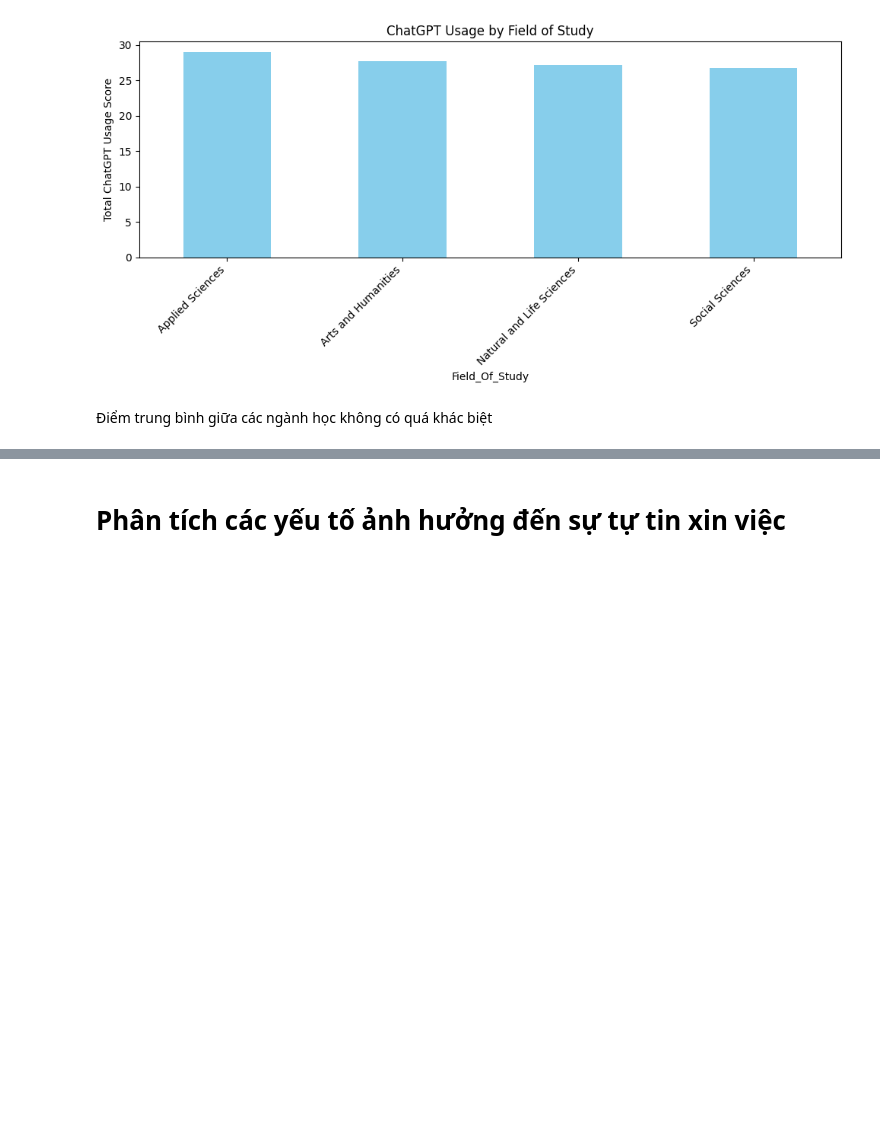
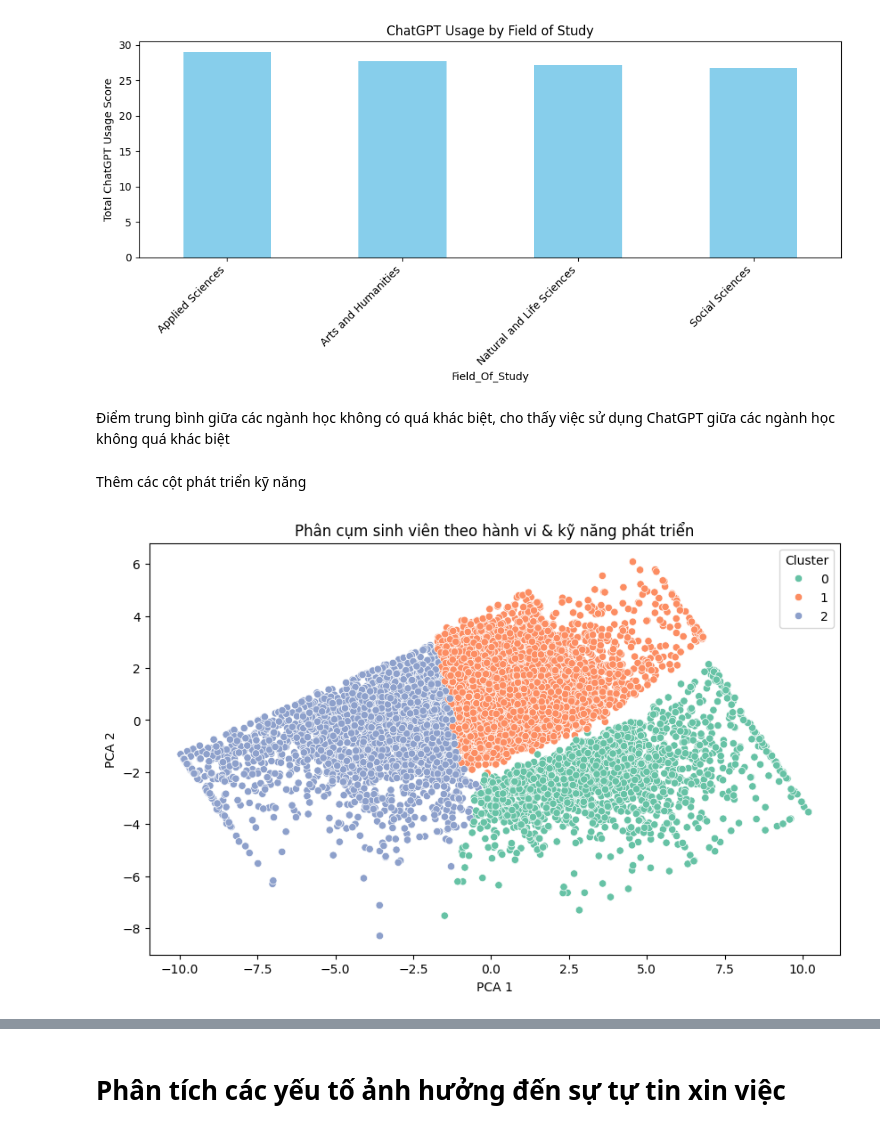
Before and after one commit to mnguyt25/quan-ly-thu-vien, a Jupyter notebook: Bai 50/project50.ipynb, the cells around one changed output, grey strips where cells are left out. Saved outputs shown, nothing was run; the diff lists cells and outputs as text; code cells hidden in the pictures; blank space fills up the shorter version.

Commit message:
Cập nhật phân cụm

```diff
--- a/Bai 50/project50.ipynb
+++ b/Bai 50/project50.ipynb
@@ -10187,4 +10187,6 @@ plt.show()
 # %% [output]
 [figure]
 # %% [markdown]
-Điểm trung bình giữa các ngành học không có quá khác biệt
+Điểm trung bình giữa các ngành học không có quá khác biệt, cho thấy việc sử dụng ChatGPT giữa các ngành học không quá khác biệt
+# %% [markdown]
+Thêm các cột phát triển kỹ năng
@@ -10190,0 +10207,18 @@ plt.show()
+# %%
+scaler = StandardScaler()
+X_scaled = scaler.fit_transform(df_features)
+
+kmeans = KMeans(n_clusters=3, random_state=42)
+df_features['Cluster'] = kmeans.fit_predict(X_scaled)
+
+pca = PCA(n_components=2)
+X_pca = pca.fit_transform(X_scaled)
+
+plt.figure(figsize=(10, 6))
+sns.scatterplot(x=X_pca[:, 0], y=X_pca[:, 1], hue=df_features['Cluster'], palette='Set2')
+plt.title("Phân cụm sinh viên theo hành vi & kỹ năng phát triển")
+plt.xlabel("PCA 1")
+plt.ylabel("PCA 2")
+plt.show()
+# %% [output]
+[figure, added]
```
Also changed, not shown: parts of 8 cells of this notebook, 1 other file.
